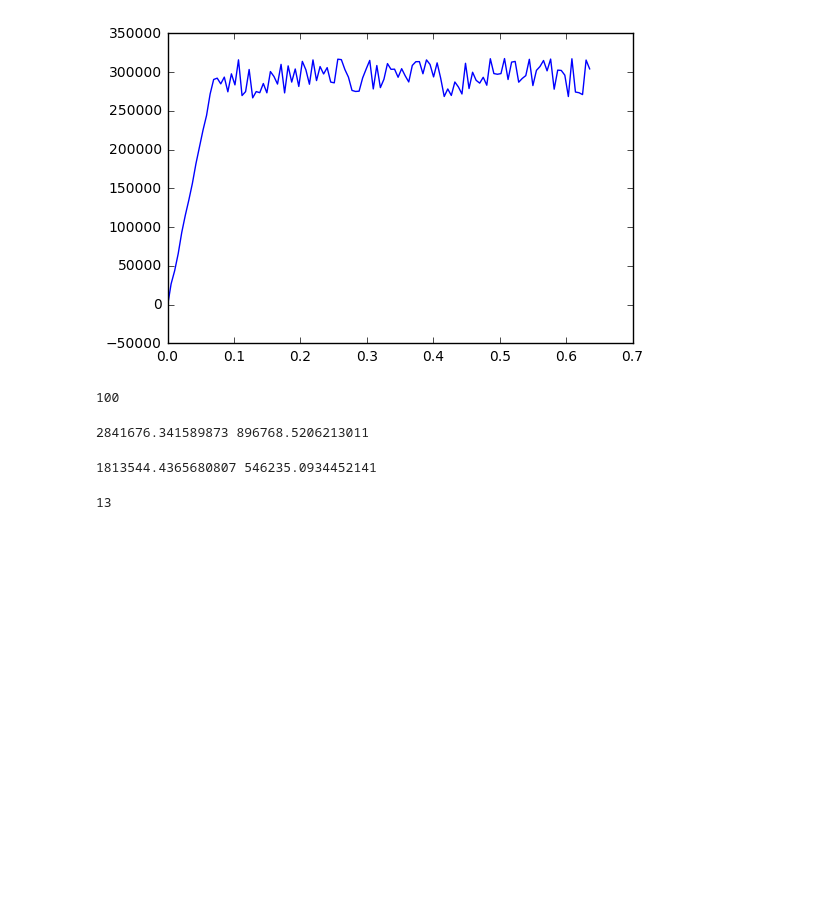
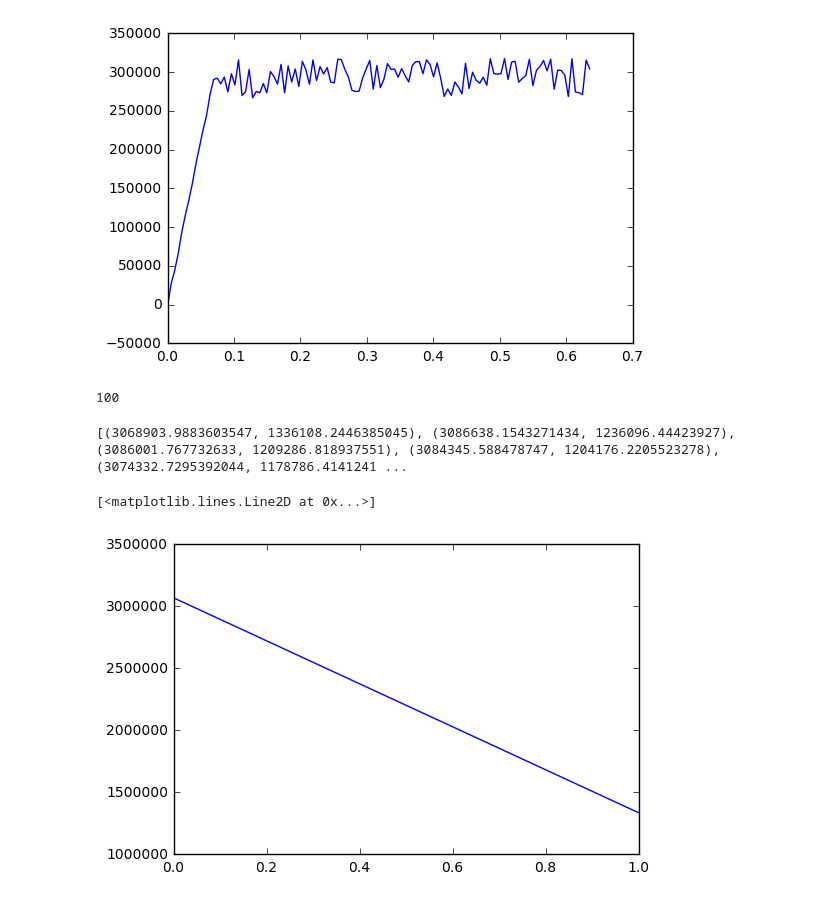
Before and after one commit to erjank/project1, a Jupyter notebook: eric-scratch.ipynb, the cells around one changed output. Saved outputs shown, nothing was run; the diff lists cells and outputs as text; code cells hidden in the pictures; blank space fills up the shorter version.

Commit message:
Got some stats about how stop works

```diff
--- a/eric-scratch.ipynb
+++ b/eric-scratch.ipynb
@@ -41,17 +41,17 @@ def get_modulus(fname,stop):
     a_1, a_0 =  numpy.polyfit(x,y,1)
     return a_1
 moduli = []
-for i in range(1000):
-    fname = "samples/"+str(i)+".raw"
-    moduli.append(get_modulus(fname,10))
-print(numpy.mean(moduli),numpy.std(moduli))
+for stop in range(2,50):
+    modulus = []
+    for i in range(1000):
+        fname = "samples/"+str(i)+".raw"
+        modulus.append(get_modulus(fname,stop))
+    moduli.append( (numpy.mean(modulus),numpy.std(modulus)) )
+#print(numpy.mean(moduli),numpy.std(moduli))
-# %% [output]
-2841676.341589873 896768.5206213011
 # %%
-print(numpy.mean(moduli),numpy.std(moduli))
+print(moduli)
+plt.plot(moduli[:][0])
 # %% [output]
-1813544.4365680807 546235.0934452141
+[(3068903.9883603547, 1336108.2446385045), (3086638.1543271434, 1236096.44423927), (3086001.767732633, 1209286.818937551), (3084345.588478747, 1204176.2205523278), (3074332.7295392044, 1178786.4141241 ...
+[<matplotlib.lines.Line2D at 0x...>]
+[figure, added]
-# %%
-round(12.51)
-# %% [output]
-13
```
Also changed, not shown: parts of 1 cell of this notebook.
